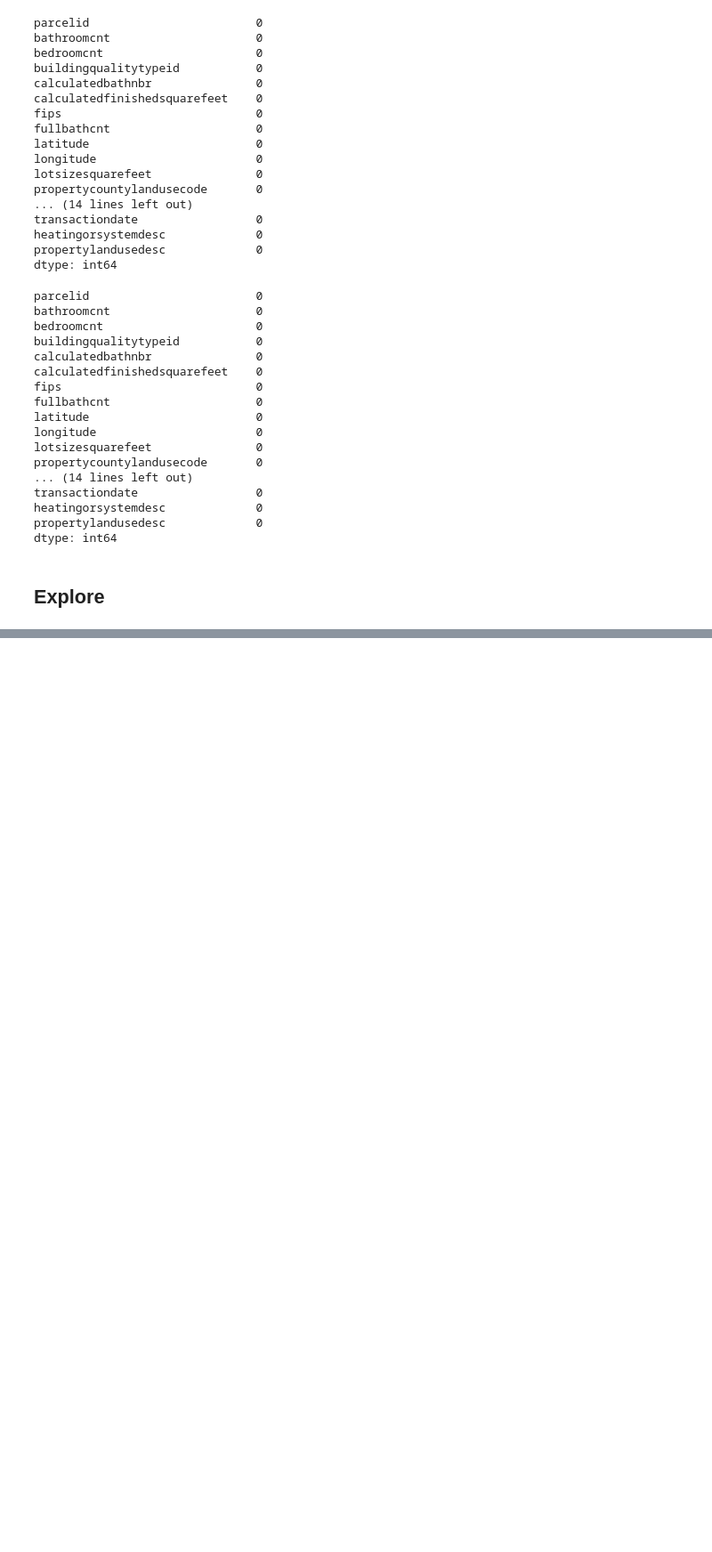
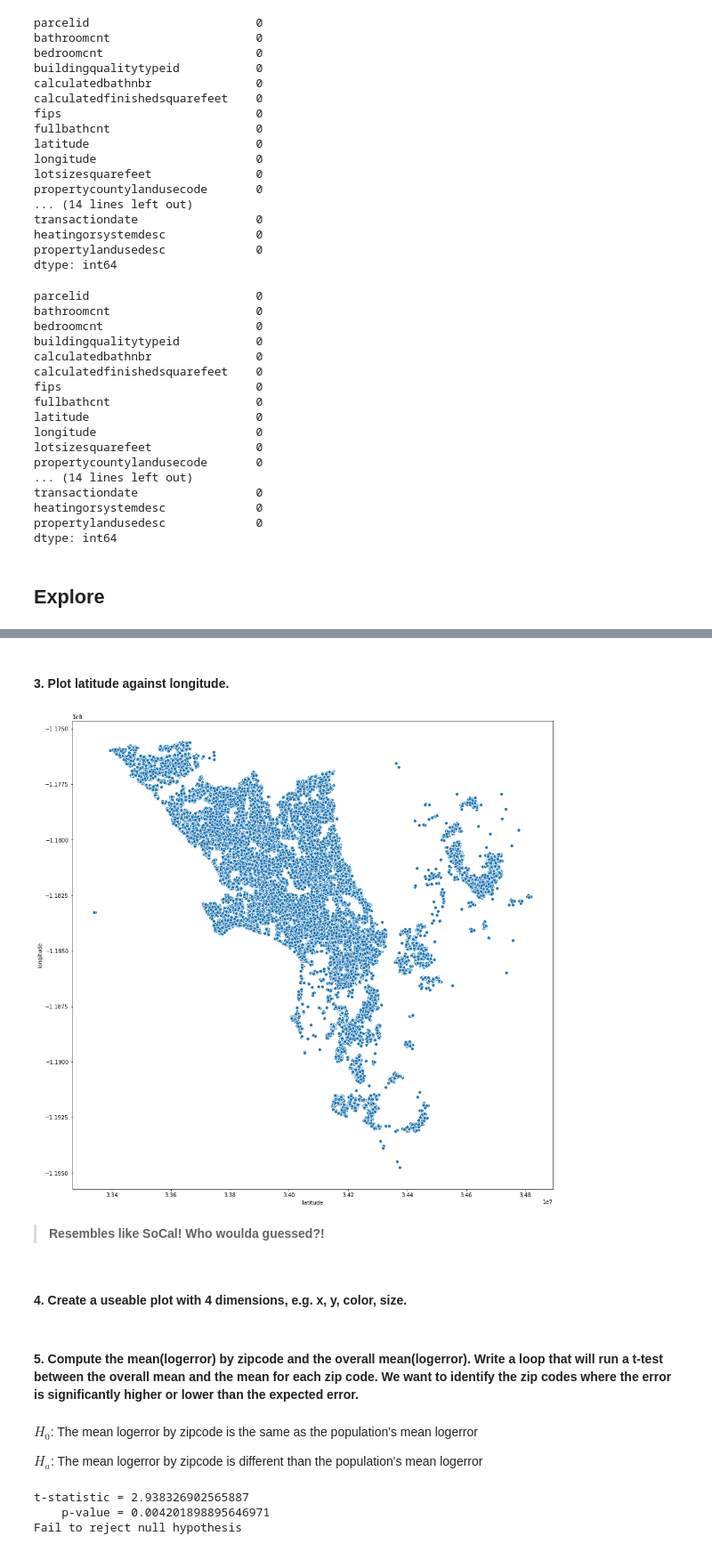
Before and after one commit to aleclhartman/ds-methodologies-exercises, a Jupyter notebook: clustering/explore_zillow.ipynb, the cells around one changed output, grey strips where cells are left out. Shown at 89% size. Saved outputs shown, nothing was run; the diff lists cells and outputs as text; code cells hidden in the pictures; blank space fills up the shorter version.

```diff
--- a/clustering/explore_zillow.ipynb
+++ b/clustering/explore_zillow.ipynb
@@ -122,0 +140,36 @@ dtype: int64
+# %% [markdown]
+#### 3. Plot latitude against longitude.
+# %%
+plt.figure(figsize=(16, 16))
+sns.scatterplot(x=train.latitude, y=train.longitude)
+plt.show()
+# %% [output]
+[figure, added]
+# %% [markdown]
+> **Resembles like SoCal! Who woulda guessed?!**
+# %% [markdown]
+#### 4. Create a useable plot with 4 dimensions, e.g. x, y, color, size.
+# %% [markdown]
+#### 5. Compute the mean(logerror) by zipcode and the overall mean(logerror). Write a loop that will run a t-test between the overall mean and the mean for each zip code. We want to identify the zip codes where the error is significantly higher or lower than the expected error.
+# %% [markdown]
+$H_0$: The mean logerror by zipcode is the same as the population's mean logerror
+
+$H_a$: The mean logerror by zipcode is different than the population's mean logerror
+# %%
+alpha = .001
+
+x = train[train.regionidzip == 96379.0].logerror
+mu = train.logerror.mean()
+
+tstat, p = stats.ttest_1samp(x, mu)
+print(f"t-statistic = {tstat}")
+print(f"    p-value = {p}")
+
+if p < alpha:
+    print("Reject null hypothesis")
+else:
+    print("Fail to reject null hypothesis")
+# %% [output]
+t-statistic = 2.938326902565887
+    p-value = 0.004201898895646971
+Fail to reject null hypothesis
```
Also changed, not shown: parts of 6 cells of this notebook.
